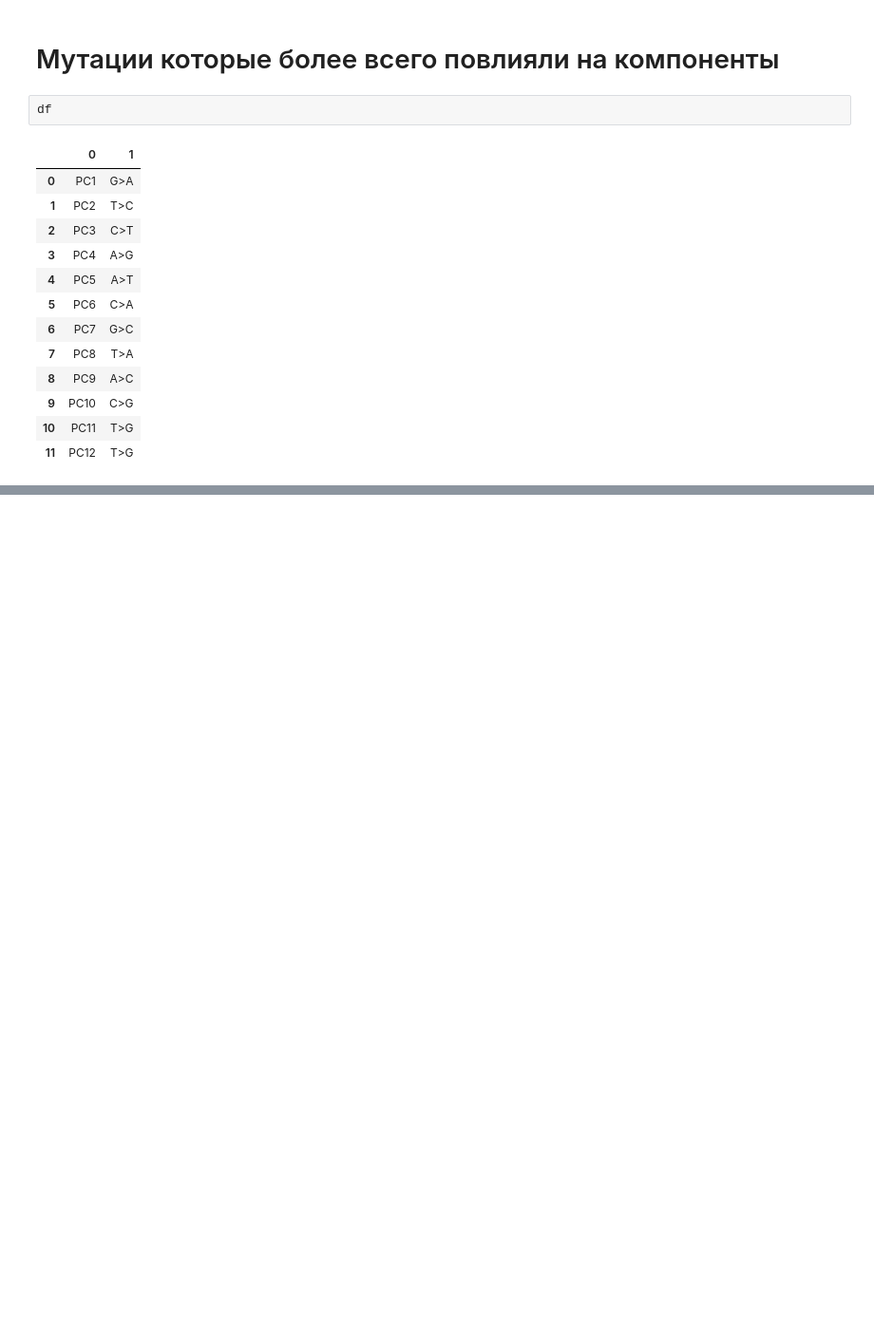
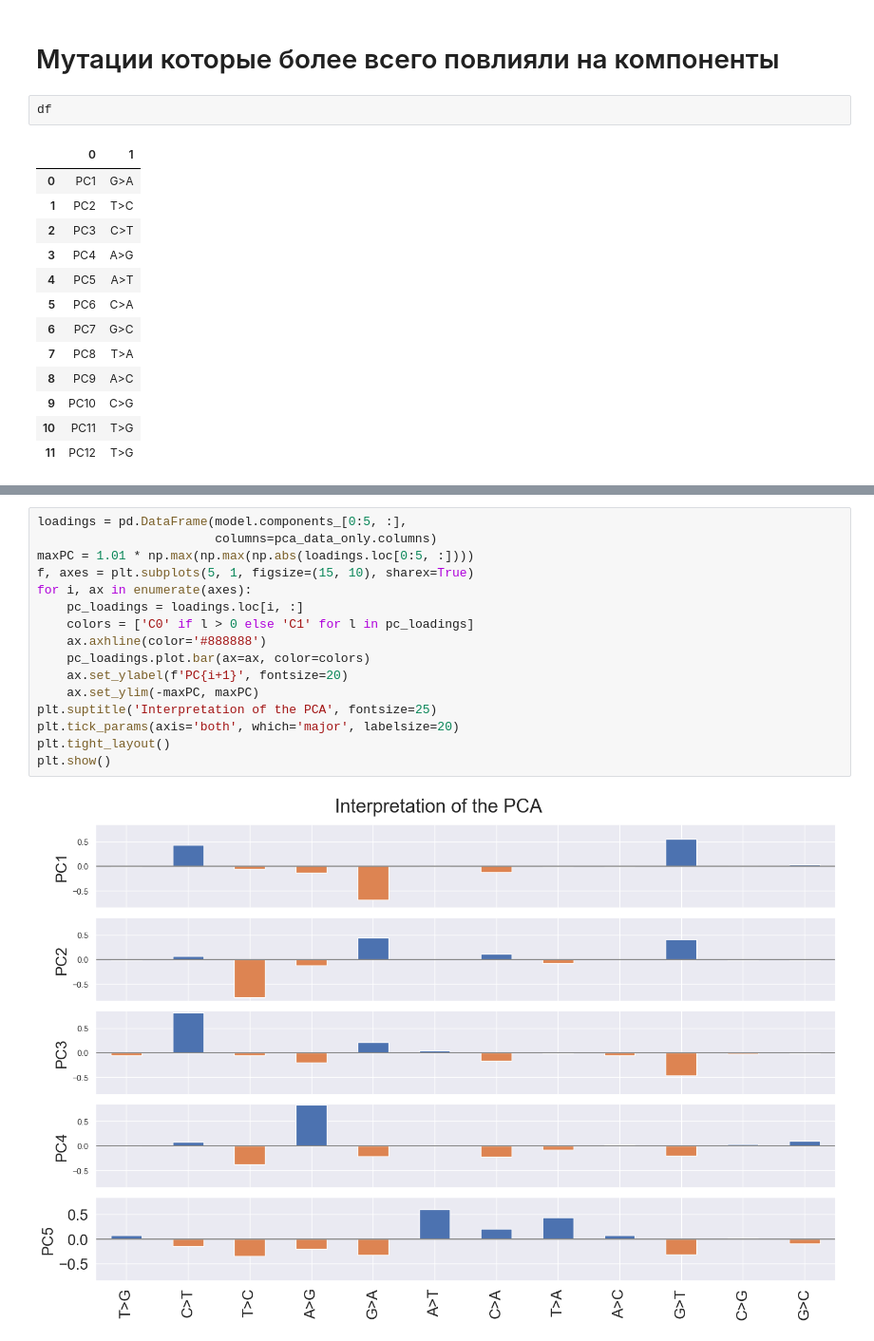
Before and after one commit to VoronkaAlexandr/Sars_Cov_2_MutSpec, a Jupyter notebook: Sars_Cov_2/cod/viruses_kelley_mutspec_pca.ipynb, the cells around one changed output, grey strips where cells are left out. Shown at 95% size. Saved outputs shown, nothing was run; the diff lists cells and outputs as text; blank space fills up the shorter version.

```diff
--- a/Sars_Cov_2/cod/viruses_kelley_mutspec_pca.ipynb
+++ b/Sars_Cov_2/cod/viruses_kelley_mutspec_pca.ipynb
@@ -205,0 +222,18 @@ df
+# %%
+loadings = pd.DataFrame(model.components_[0:5, :],
+                        columns=pca_data_only.columns)
+maxPC = 1.01 * np.max(np.max(np.abs(loadings.loc[0:5, :])))
+f, axes = plt.subplots(5, 1, figsize=(15, 10), sharex=True)
+for i, ax in enumerate(axes):
+    pc_loadings = loadings.loc[i, :]
+    colors = ['C0' if l > 0 else 'C1' for l in pc_loadings]
+    ax.axhline(color='#888888')
+    pc_loadings.plot.bar(ax=ax, color=colors)
+    ax.set_ylabel(f'PC{i+1}', fontsize=20)
+    ax.set_ylim(-maxPC, maxPC)
+plt.suptitle('Interpretation of the PCA', fontsize=25)
+plt.tick_params(axis='both', which='major', labelsize=20)
+plt.tight_layout()
+plt.show()
+# %% [output]
+[figure, added]
```
Also changed, not shown: parts of 8 cells of this notebook.
